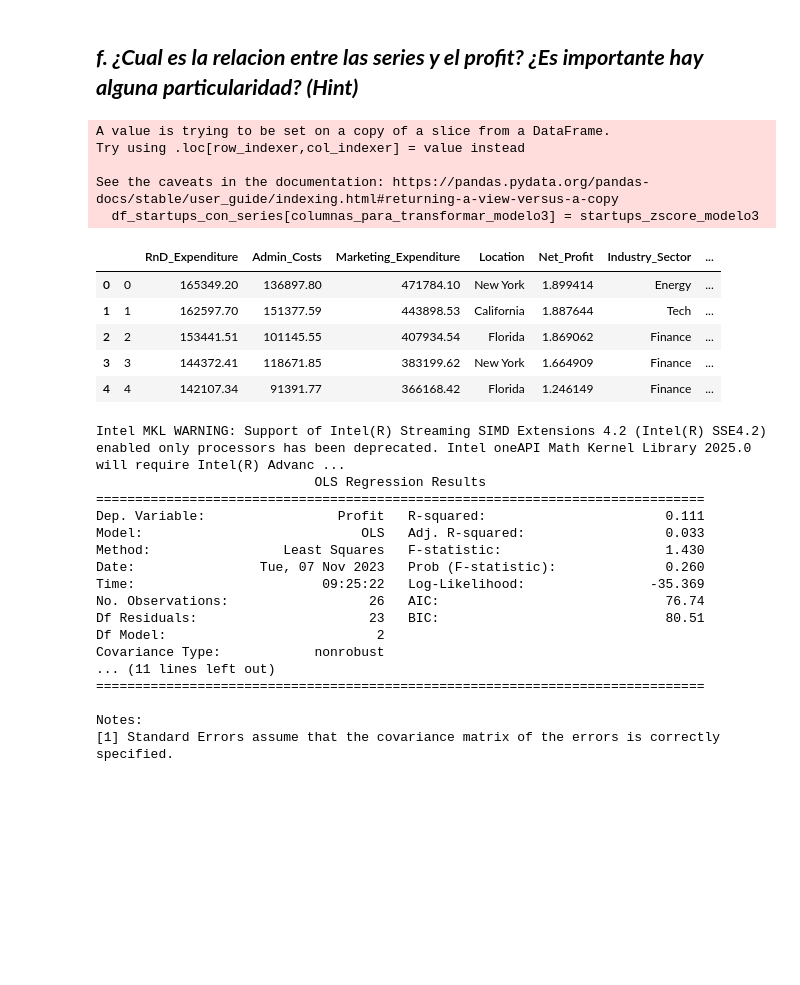
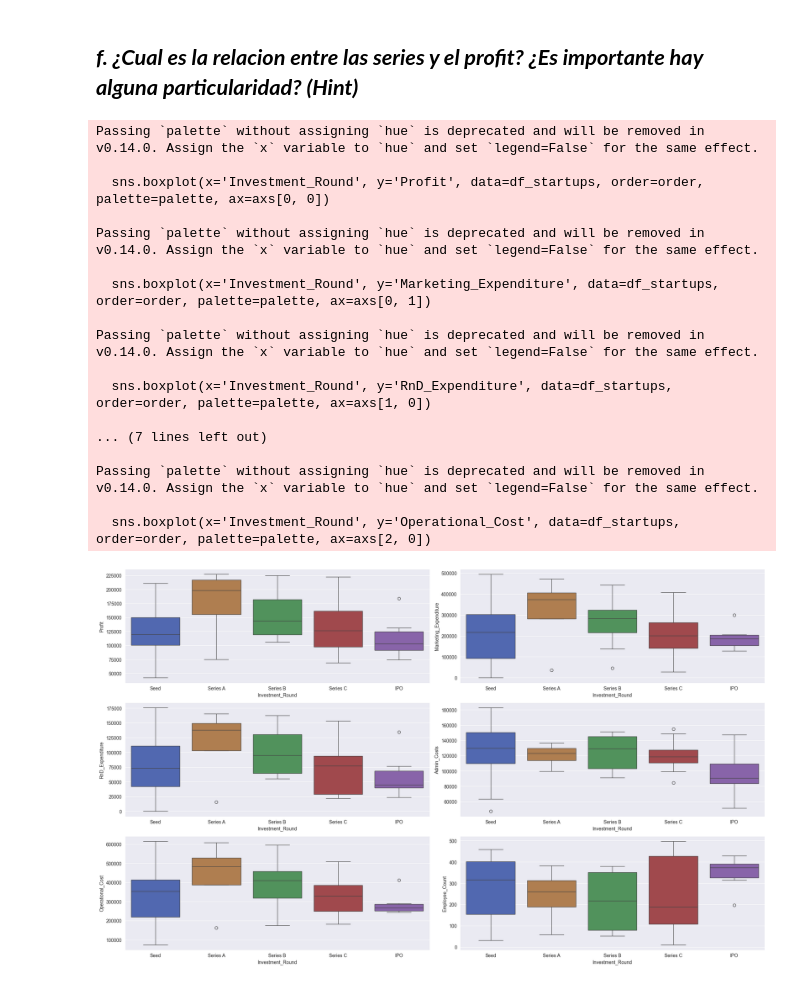
Before and after one commit to lnastri25/POO_UCEMA, a Jupyter notebook: trabajos_practicos/tp_datos/3-startups/startups.ipynb, the cells around one changed output. Saved outputs shown, nothing was run; the diff lists cells and outputs as text; code cells hidden in the pictures; blank space fills up the shorter version.

Commit message:
workflow y startups

```diff
--- a/trabajos_practicos/tp_datos/3-startups/startups.ipynb
+++ b/trabajos_practicos/tp_datos/3-startups/startups.ipynb
@@ -327,11 +327,3 @@ El Error Cuadrático Medio es de: 636237732.5753268
 ___
 # %% [markdown]
 ## ***e. Analice del Sector de la Industria en el Beneficio Neto.***
-# %%
-# Normalizo a la variable Net_Profit para que no me arroje resultados en números científicos.
-from scipy.stats import zscore
-
-columnas_para_transformar_modelo_2 = ["Net_Profit"]
-startups_zscore_modelo_2 = df_startups[columnas_para_transformar_modelo_2].apply(zscore)
-df_startups[columnas_para_transformar_modelo_2] = startups_zscore_modelo_2
-df_startups.head()
@@ -387,42 +347,30 @@ df_startups_con_series = df_startups[df_startups["Investment_Round"].str.contain
-# %%
-# Normalizo a la variable Profit para que no me arroje resultados en números científicos.
-from scipy.stats import zscore
-
-columnas_para_transformar_modelo3 = ["Profit"]
-startups_zscore_modelo3= df_startups_con_series[columnas_para_transformar_modelo3].apply(zscore)
-df_startups_con_series[columnas_para_transformar_modelo3] = startups_zscore_modelo3
-df_startups_con_series.head()
-# %% [output]
-A value is trying to be set on a copy of a slice from a DataFrame.
-Try using .loc[row_indexer,col_indexer] = value instead
-
-See the caveats in the documentation: https://pandas.pydata.org/pandas-docs/stable/user_guide/indexing.html#returning-a-view-versus-a-copy
-  df_startups_con_series[columnas_para_transformar_modelo3] = startups_zscore_modelo3
-|  |  | RnD_Expenditure | Admin_Costs | Marketing_Expenditure | Location | Net_Profit | Industry_Sector | ... |
-| 0 | 0 | 165349.20 | 136897.80 | 471784.10 | New York | 1.899414 | Energy | ... |
-| 1 | 1 | 162597.70 | 151377.59 | 443898.53 | California | 1.887644 | Tech | ... |
-| 2 | 2 | 153441.51 | 101145.55 | 407934.54 | Florida | 1.869062 | Finance | ... |
-| 3 | 3 | 144372.41 | 118671.85 | 383199.62 | New York | 1.664909 | Finance | ... |
-| 4 | 4 | 142107.34 | 91391.77 | 366168.42 | Florida | 1.246149 | Finance | ... |
-# %%
-modelo3 = smf.ols(formula="Profit ~ C(Investment_Round)", data=df_startups_con_series)
-modelo3 = modelo3.fit()
-print(modelo3.summary())
-# %% [output]
-Intel MKL WARNING: Support of Intel(R) Streaming SIMD Extensions 4.2 (Intel(R) SSE4.2) enabled only processors has been deprecated. Intel oneAPI Math Kernel Library 2025.0 will require Intel(R) Advanc ...
-                            OLS Regression Results
-==============================================================================
-Dep. Variable:                 Profit   R-squared:                       0.111
-Model:                            OLS   Adj. R-squared:                  0.033
-Method:                 Least Squares   F-statistic:                     1.430
-Date:                Tue, 07 Nov 2023   Prob (F-statistic):              0.260
-Time:                        09:25:22   Log-Likelihood:                -35.369
-No. Observations:                  26   AIC:                             76.74
-Df Residuals:                      23   BIC:                             80.51
-Df Model:                           2
-Covariance Type:            nonrobust
-... (11 lines left out)
-==============================================================================
-
-Notes:
-[1] Standard Errors assume that the covariance matrix of the errors is correctly specified.
+# %%
+palette = sns.color_palette('bright', n_colors=len(df_startups['Investment_Round'].unique()), desat=0.5)
+fig, axs = plt.subplots(nrows=3, ncols=2, figsize=(20, 12))
+order = ['Seed', 'Series A', 'Series B', 'Series C', 'IPO']
+sns.boxplot(x='Investment_Round', y='Profit', data=df_startups, order=order, palette=palette, ax=axs[0, 0])
+sns.boxplot(x='Investment_Round', y='Marketing_Expenditure', data=df_startups, order=order, palette=palette, ax=axs[0, 1])
+sns.boxplot(x='Investment_Round', y='RnD_Expenditure', data=df_startups, order=order, palette=palette, ax=axs[1, 0])
+sns.boxplot(x='Investment_Round', y='Admin_Costs', data=df_startups, order=order, palette=palette, ax=axs[1, 1])
+sns.boxplot(x='Investment_Round', y='Employee_Count', data=df_startups, order=order, palette=palette, ax=axs[2, 1])
+sns.boxplot(x='Investment_Round', y='Operational_Cost', data=df_startups, order=order, palette=palette, ax=axs[2, 0])
+plt.tight_layout()
+# %% [output]
+Passing `palette` without assigning `hue` is deprecated and will be removed in v0.14.0. Assign the `x` variable to `hue` and set `legend=False` for the same effect.
+
+  sns.boxplot(x='Investment_Round', y='Profit', data=df_startups, order=order, palette=palette, ax=axs[0, 0])
+
+Passing `palette` without assigning `hue` is deprecated and will be removed in v0.14.0. Assign the `x` variable to `hue` and set `legend=False` for the same effect.
+
+  sns.boxplot(x='Investment_Round', y='Marketing_Expenditure', data=df_startups, order=order, palette=palette, ax=axs[0, 1])
+
+Passing `palette` without assigning `hue` is deprecated and will be removed in v0.14.0. Assign the `x` variable to `hue` and set `legend=False` for the same effect.
+
+  sns.boxplot(x='Investment_Round', y='RnD_Expenditure', data=df_startups, order=order, palette=palette, ax=axs[1, 0])
+
+... (7 lines left out)
+
+Passing `palette` without assigning `hue` is deprecated and will be removed in v0.14.0. Assign the `x` variable to `hue` and set `legend=False` for the same effect.
+
+  sns.boxplot(x='Investment_Round', y='Operational_Cost', data=df_startups, order=order, palette=palette, ax=axs[2, 0])
+[figure, added]
```
Also changed, not shown: parts of 18 cells of this notebook, 2 other files.
